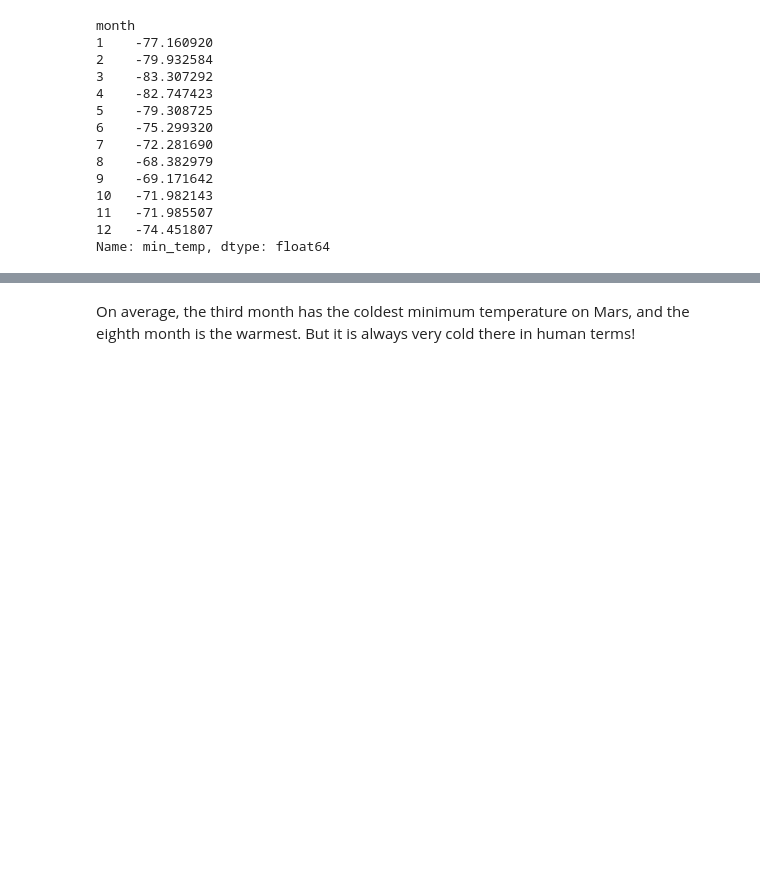
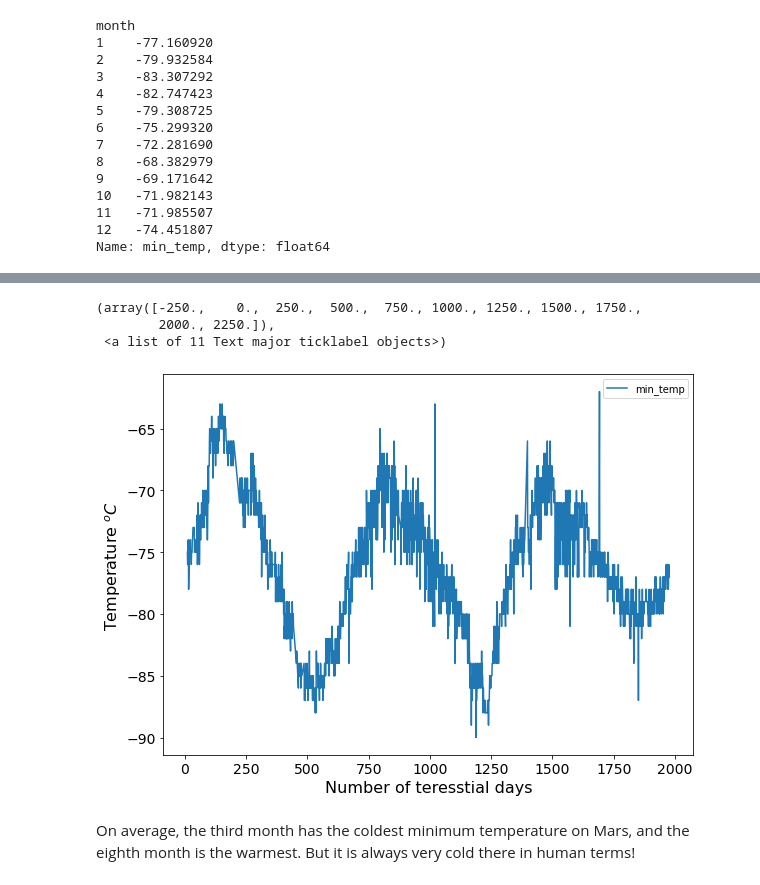
Before and after one commit to Jayplect/mars-webscraping, a Jupyter notebook: marsPlanet/part_2_mars_weather.ipynb, the cells around one changed output, grey strips where cells are left out. Saved outputs shown, nothing was run; the diff lists cells and outputs as text; code cells hidden in the pictures; blank space fills up the shorter version.

```diff
--- a/marsPlanet/part_2_mars_weather.ipynb
+++ b/marsPlanet/part_2_mars_weather.ipynb
@@ -254,3 +305,16 @@ Name: pressure, dtype: float64
+# %%
+# 5. How many terrestrial (earth) days are there in a Martian year?
+mars_weather_df[['min_temp','sol']].set_index('sol').plot(figsize = (9.5,7))
+# add plotting parameters
+plt.ylabel('Temperature ${^oC}$', size=16)
+plt.xlabel ('Number of teresstial days', size=16)
+plt.yticks(size = 14)
+plt.xticks(size = 14)
+# %% [output]
+(array([-250.,    0.,  250.,  500.,  750., 1000., 1250., 1500., 1750.,
+        2000., 2250.]),
+ <a list of 11 Text major ticklabel objects>)
+[figure, added]
 # %% [markdown]
 On average, the third month has the coldest minimum temperature on Mars, and the eighth month is the warmest. But it is always very cold there in human terms!
 # %% [markdown]
```
Also changed, not shown: parts of 17 cells of this notebook.
